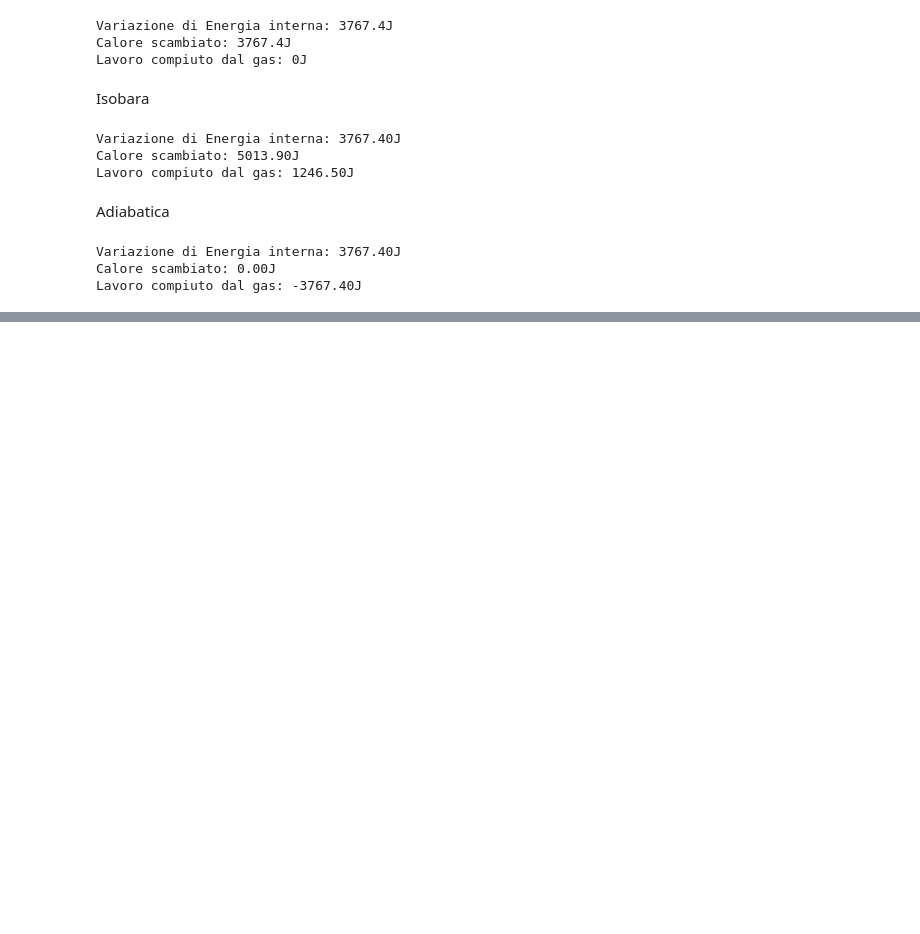
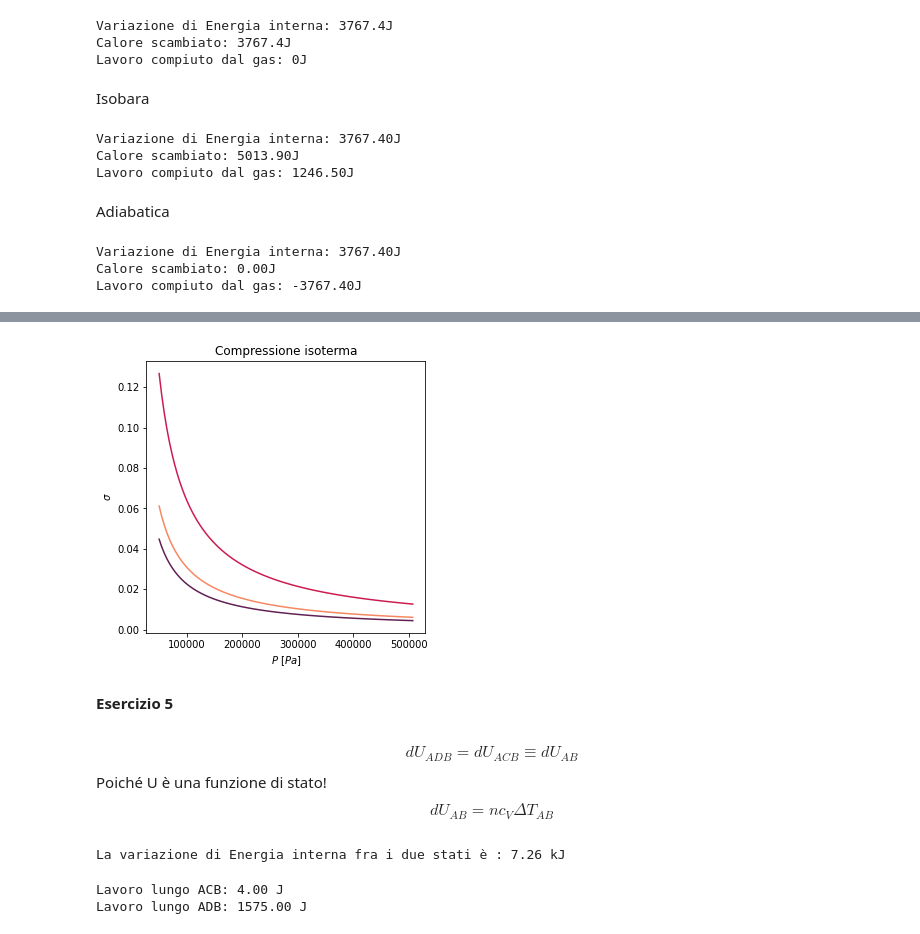
Before and after one commit to carlomusolino/Python_Intro, a Jupyter notebook: Termodinamica/Esercizi_1.ipynb, the cells around one changed output, grey strips where cells are left out. Cells and saved outputs as stored; diff of their text form; code cells hidden in the pictures; blank space fills up the shorter version.

```diff
--- a/Termodinamica/Esercizi_1.ipynb
+++ b/Termodinamica/Esercizi_1.ipynb
@@ -153,0 +242,20 @@ Lavoro compiuto dal gas: -3767.40J
+# %%
+T = [273.15,273.15+500,273.15+100]
+x = np.linspace(.5*atm_to_Pascal,5*atm_to_Pascal,100)
+fig = plt.figure(figsize=[5,5])
+ax = plt.subplot(111)
+colors = cm(len(T))
+
+
+for i,t in enumerate(T):
+  y = R * t / x
+  ax.plot(x,y,color=colors[i],label="T={:.2f}K".format(t))
+
+ax.set_xlabel(r"$P$ [$Pa$]")
+ax.set_ylabel(r"$\sigma$")
+ax.set_title("Compressione isoterma")
+plt.show()
+# %% [output]
+[figure, added]
+# %% [markdown]
+**Esercizio 5**
@@ -153,0 +268,22 @@ Lavoro compiuto dal gas: -3767.40J
+# %% [markdown]
+$$
+dU_{ADB} = dU_{ACB} \equiv dU_{AB}
+$$
+Poiché U è una funzione di stato!
+$$
+dU_{AB} = n c_V \Delta T_{AB}
+$$
+# %%
+Ta = Pa * Va /  ( n *  R )
+dU_AB = n * 5 / 2 * R * (Tb - Ta)
+print("La variazione di Energia interna fra i due stati è : {:.2f} kJ ".format(dU_AB*1e-03))
+# %% [output]
+La variazione di Energia interna fra i due stati è : 7.26 kJ
+# %%
+L_ACB = n * R * np.log(Vb / Va)
+L_ADB = Pa * (Vb - Va)
+print("Lavoro lungo ACB: {:.2f} J".format(L_ACB))
+print("Lavoro lungo ADB: {:.2f} J".format(L_ADB))
+# %% [output]
+Lavoro lungo ACB: 4.00 J
+Lavoro lungo ADB: 1575.00 J
```
Also changed, not shown: parts of 19 cells of this notebook.
